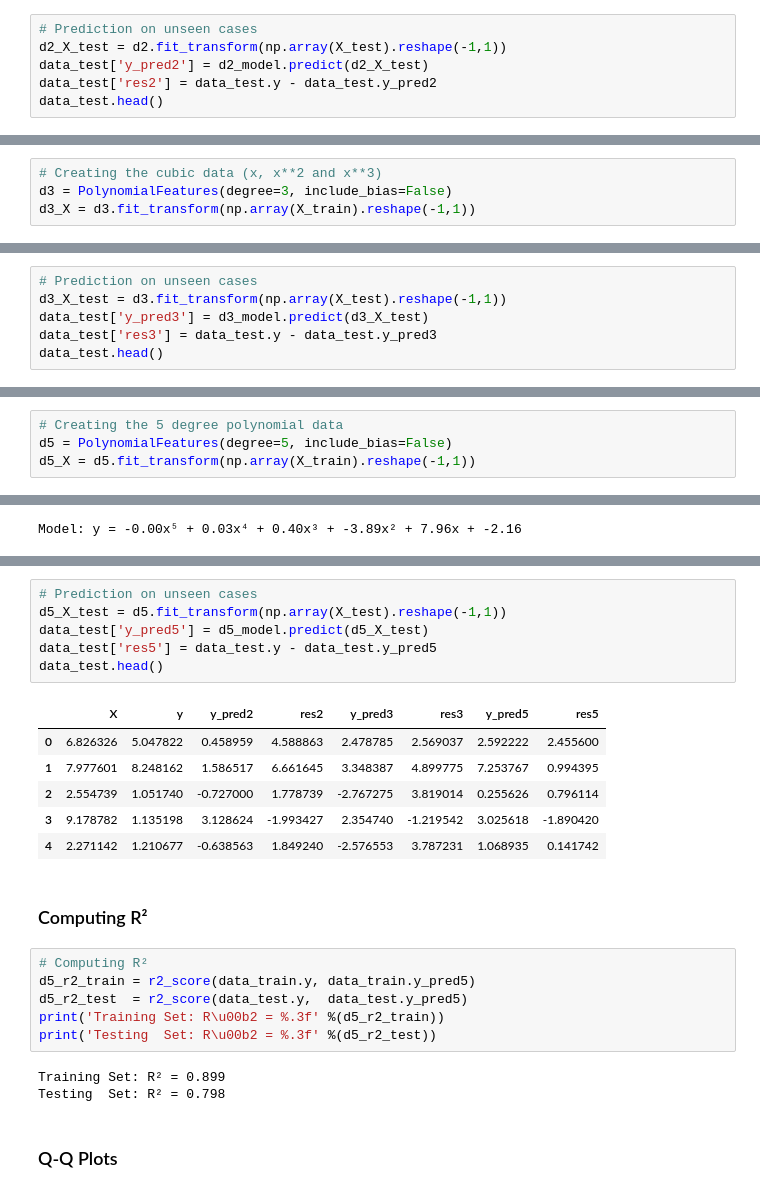
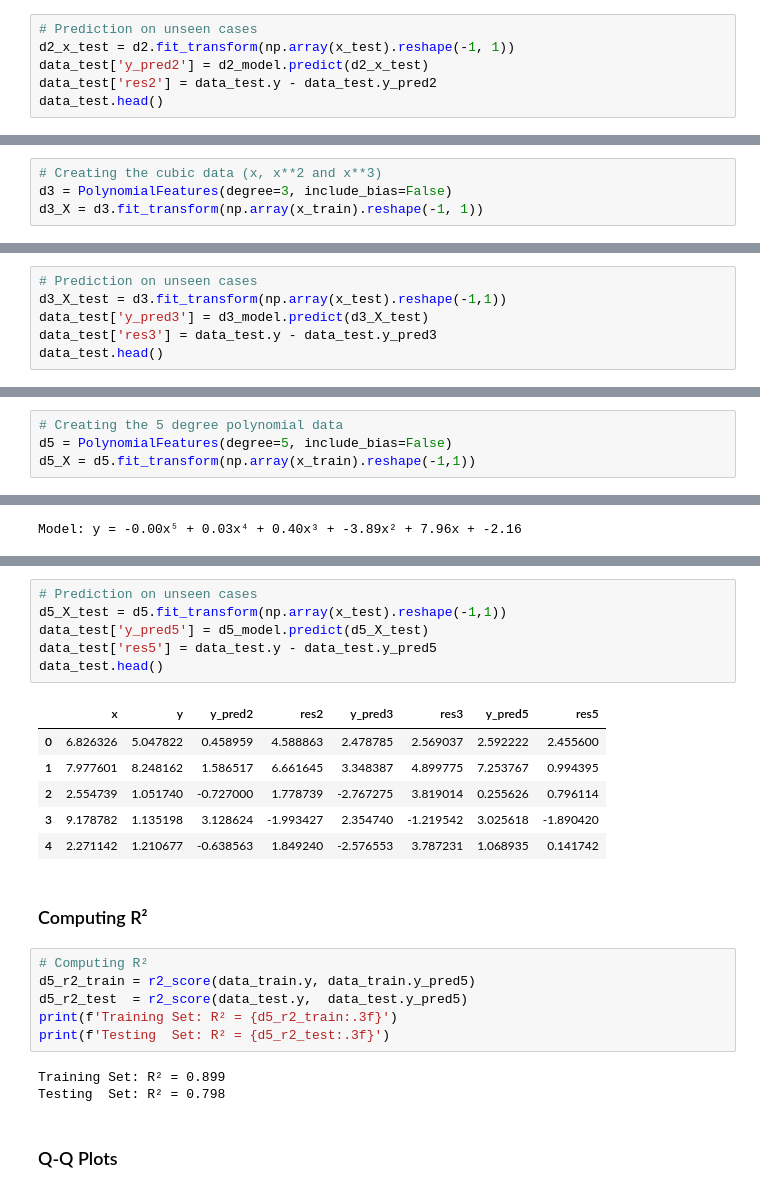
Before and after one commit to Goliath-Research/Machine-Learning, a Jupyter notebook: Regression/2-PolReg.ipynb, the cells around one changed output, grey strips where cells are left out. Drawn from its saved outputs; the diff is of its cells as text.

Commit message:
Update 2-PolReg.ipynb
A few changes, but unrelated to statistical testing (that is, it still lacks important details or references)

```diff
--- a/Regression/2-PolReg.ipynb
+++ b/Regression/2-PolReg.ipynb
@@ -127,8 +125,8 @@ data_train.head()
 | 4 | 7.257503 | 5.363646 | 0.841073 | 4.522572 |
 # %%
 # Prediction on unseen cases
-d2_X_test = d2.fit_transform(np.array(X_test).reshape(-1,1))
-data_test['y_pred2'] = d2_model.predict(d2_X_test)
+d2_x_test = d2.fit_transform(np.array(x_test).reshape(-1, 1))
+data_test['y_pred2'] = d2_model.predict(d2_x_test)
 data_test['res2'] = data_test.y - data_test.y_pred2
 data_test.head()
 # %% [output]
@@ -181,7 +179,7 @@ The quadratic model does not fit the data. Let's try the cubic one!
 # %%
 # Creating the cubic data (x, x**2 and x**3)
 d3 = PolynomialFeatures(degree=3, include_bias=False)
-d3_X = d3.fit_transform(np.array(X_train).reshape(-1,1))
+d3_X = d3.fit_transform(np.array(x_train).reshape(-1, 1))
 # %%
 # Fitting the model with the cubic data
 d3_model = LinearRegression().fit(d3_X, y_train)
@@ -204,7 +202,7 @@ data_train.head()
 | 4 | 7.257503 | 5.363646 | 0.841073 | 4.522572 | 2.960612 | 2.403033 |
 # %%
 # Prediction on unseen cases
-d3_X_test = d3.fit_transform(np.array(X_test).reshape(-1,1))
+d3_X_test = d3.fit_transform(np.array(x_test).reshape(-1,1))
 data_test['y_pred3'] = d3_model.predict(d3_X_test)
 data_test['res3'] = data_test.y - data_test.y_pred3
 data_test.head()
@@ -256,7 +254,7 @@ Let's try a polynomial model with a higher degree.
 # %%
 # Creating the 5 degree polynomial data
 d5 = PolynomialFeatures(degree=5, include_bias=False)
-d5_X = d5.fit_transform(np.array(X_train).reshape(-1,1))
+d5_X = d5.fit_transform(np.array(x_train).reshape(-1,1))
 # %%
 # Fitting the model with the data
 d5_model = LinearRegression().fit(d5_X, y_train)
@@ -280,12 +278,12 @@ data_train.head()
 | 4 | 7.257503 | 5.363646 | 0.841073 | 4.522572 | 2.960612 | 2.403033 | 4.706486 | 0.657159 |
 # %%
 # Prediction on unseen cases
-d5_X_test = d5.fit_transform(np.array(X_test).reshape(-1,1))
+d5_X_test = d5.fit_transform(np.array(x_test).reshape(-1,1))
 data_test['y_pred5'] = d5_model.predict(d5_X_test)
 data_test['res5'] = data_test.y - data_test.y_pred5
 data_test.head()
 # %% [output]
-|  | X | y | y_pred2 | res2 | y_pred3 | res3 | y_pred5 | res5 |
+|  | x | y | y_pred2 | res2 | y_pred3 | res3 | y_pred5 | res5 |
 | 0 | 6.826326 | 5.047822 | 0.458959 | 4.588863 | 2.478785 | 2.569037 | 2.592222 | 2.455600 |
 | 1 | 7.977601 | 8.248162 | 1.586517 | 6.661645 | 3.348387 | 4.899775 | 7.253767 | 0.994395 |
 | 2 | 2.554739 | 1.051740 | -0.727000 | 1.778739 | -2.767275 | 3.819014 | 0.255626 | 0.796114 |
@@ -297,8 +295,8 @@ data_test.head()
 # Computing R²
 d5_r2_train = r2_score(data_train.y, data_train.y_pred5)
 d5_r2_test  = r2_score(data_test.y,  data_test.y_pred5)
-print('Training Set: R\u00b2 = %.3f' %(d5_r2_train))
-print('Testing  Set: R\u00b2 = %.3f' %(d5_r2_test))
+print(f'Training Set: R² = {d5_r2_train:.3f}')
+print(f'Testing  Set: R² = {d5_r2_test:.3f}')
 # %% [output]
 Training Set: R² = 0.899
 Testing  Set: R² = 0.798
```
Also changed, not shown: parts of 24 cells of this notebook.
